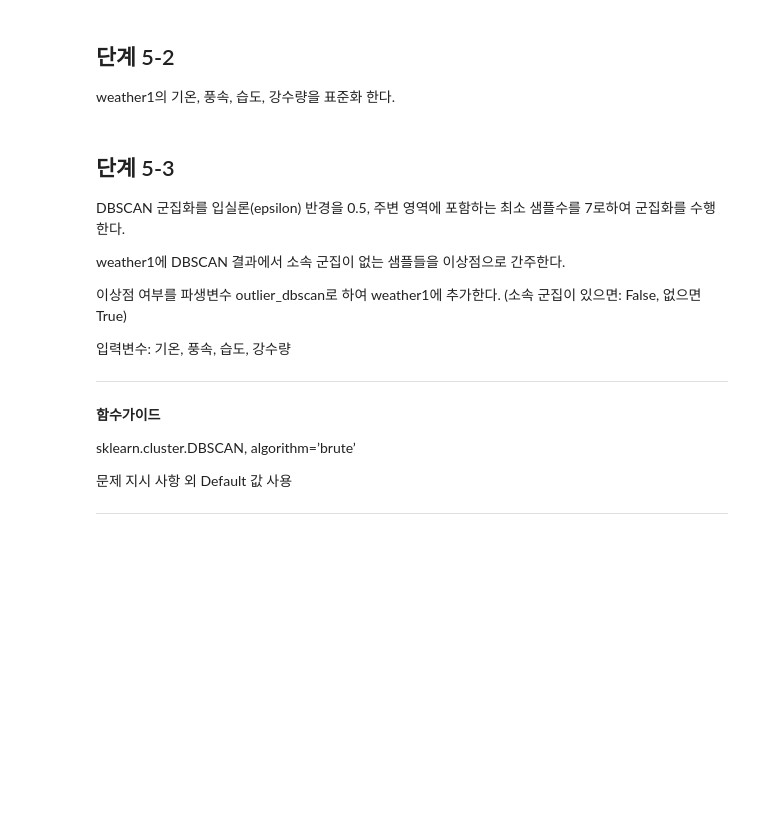
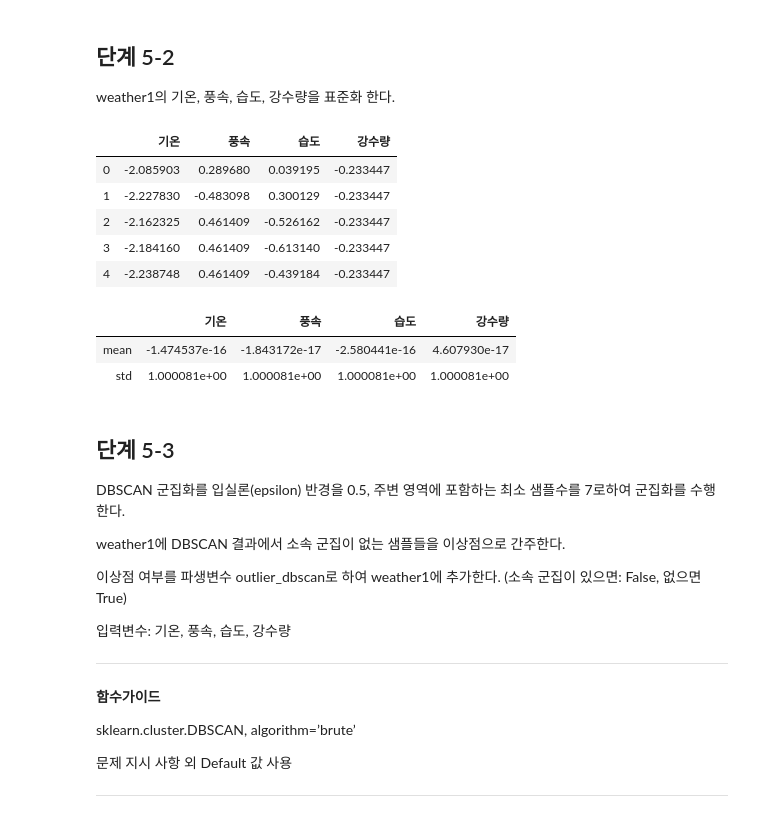
Before and after one commit to sunkusun9/DS_lv3_2308, a Jupyter notebook: sec_ds_lv3_prob3_prob.ipynb, the cells around one changed output. Cells and saved outputs as stored; diff of their text form; code cells hidden in the pictures; blank space fills up the shorter version.

```diff
--- a/sec_ds_lv3_prob3_prob.ipynb
+++ b/sec_ds_lv3_prob3_prob.ipynb
@@ -1280,6 +1298,25 @@ info1에서 기온, 풍속, 습도, 강수량 만을 떼어 weather1 데이터
 ## 단계 5-2
 
 weather1의 기온, 풍속, 습도, 강수량을 표준화 한다.
+# %%
+from sklearn.preprocessing import StandardScaler
+
+std_scaler = StandardScaler()
+df_weather1[X_prob5] = std_scaler.fit_transform(df_weather1[X_prob5])
+df_weather1.head()
+# %% [output]
+|  | 기온 | 풍속 | 습도 | 강수량 |
+| 0 | -2.085903 | 0.289680 | 0.039195 | -0.233447 |
+| 1 | -2.227830 | -0.483098 | 0.300129 | -0.233447 |
+| 2 | -2.162325 | 0.461409 | -0.526162 | -0.233447 |
+| 3 | -2.184160 | 0.461409 | -0.613140 | -0.233447 |
+| 4 | -2.238748 | 0.461409 | -0.439184 | -0.233447 |
+# %%
+df_weather1[X_prob5].agg(['mean', 'std'])
+# %% [output]
+|  | 기온 | 풍속 | 습도 | 강수량 |
+| mean | -1.474537e-16 | -1.843172e-17 | -2.580441e-16 | 4.607930e-17 |
+| std | 1.000081e+00 | 1.000081e+00 | 1.000081e+00 | 1.000081e+00 |
 # %% [markdown]
 ## 단계 5-3
 
```
Also changed, not shown: parts of 92 cells of this notebook.
